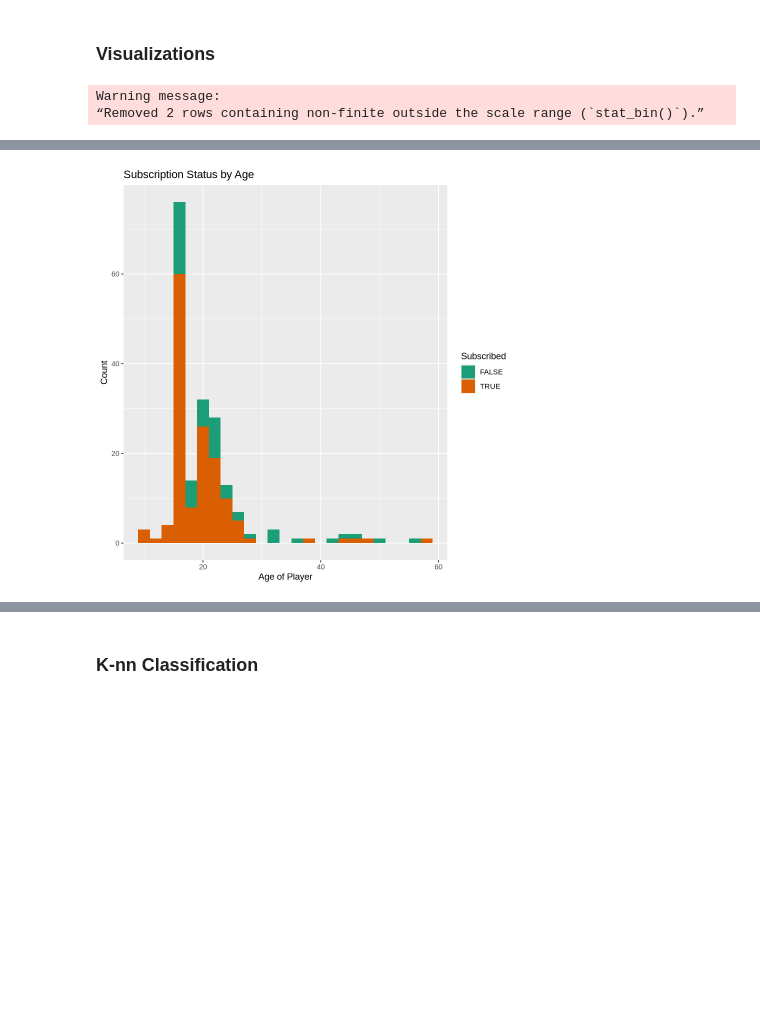
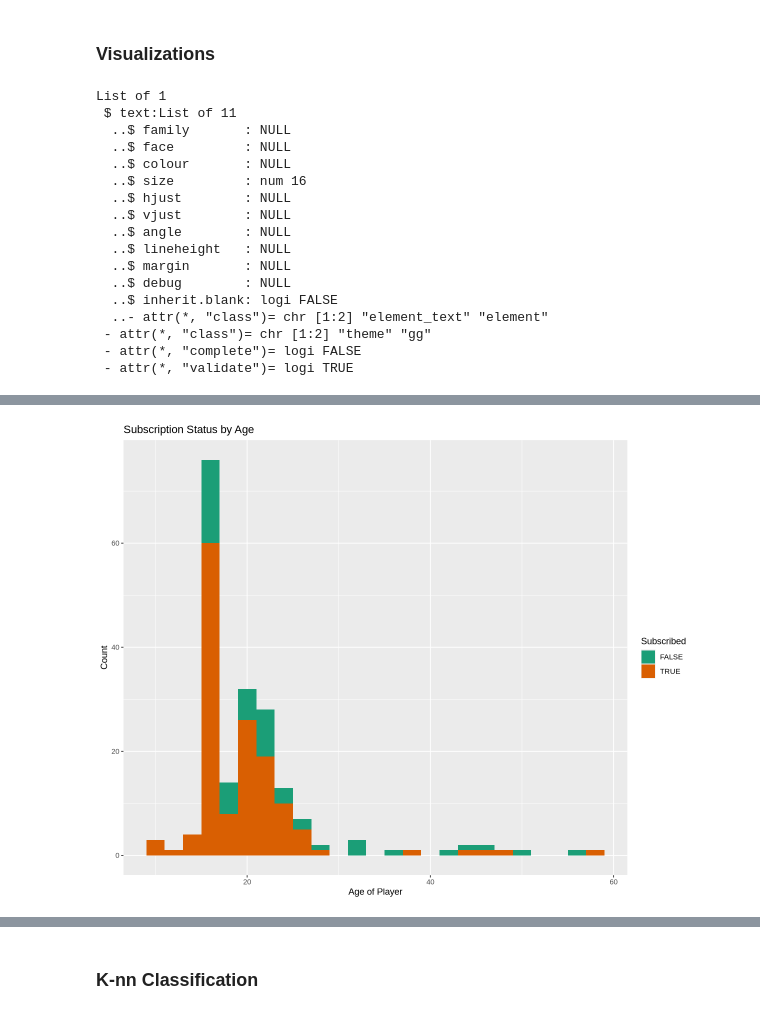
Before and after one commit to RealBabyPotato/DSCI-100-Final-Project, a Jupyter notebook: FinalProject.ipynb, the cells around one changed output, grey strips where cells are left out. Saved outputs shown, nothing was run; the diff lists cells and outputs as text; code cells hidden in the pictures; blank space fills up the shorter version.

Commit message:
visualization changes
- addition of two graphs
- change first graph

```diff
--- a/FinalProject.ipynb
+++ b/FinalProject.ipynb
@@ -94,15 +94,34 @@ $ experience   <chr> "Pro", "Veteran", "Veteran", "Amateur", "Regular", "Amate
 # %% [markdown]
 <h3>Visualizations</h3>
 # %%
-ggplot(players_raw, aes(x = Age, fill = subscribe)) +
+options(repr.plot.width = 10, repr.plot.height = 8)
+
+age_plot <- players_raw |>
+ggplot(aes(x = Age, fill = subscribe)) +
   geom_histogram(binwidth = 2) +
   scale_fill_brewer(palette = "Dark2") +
   labs(title = "Subscription Status by Age",
         x = "Age of Player",
         y = "Count",
         fill = "Subscribed")
+theme(text = element_text(size = 16))
 
-options(repr.plot.width = 8, repr.plot.height = 7)
+age_plot
 # %% [output]
-Warning message:
-“Removed 2 rows containing non-finite outside the scale range (`stat_bin()`).”
+List of 1
+ $ text:List of 11
+  ..$ family       : NULL
+  ..$ face         : NULL
+  ..$ colour       : NULL
+  ..$ size         : num 16
+  ..$ hjust        : NULL
+  ..$ vjust        : NULL
+  ..$ angle        : NULL
+  ..$ lineheight   : NULL
+  ..$ margin       : NULL
+  ..$ debug        : NULL
+  ..$ inherit.blank: logi FALSE
+  ..- attr(*, "class")= chr [1:2] "element_text" "element"
+ - attr(*, "class")= chr [1:2] "theme" "gg"
+ - attr(*, "complete")= logi FALSE
+ - attr(*, "validate")= logi TRUE
@@ -109 +130 @@ Warning message:
-[figure, old version]
+[figure, new version]
```
Also changed, not shown: parts of 2 cells of this notebook.
